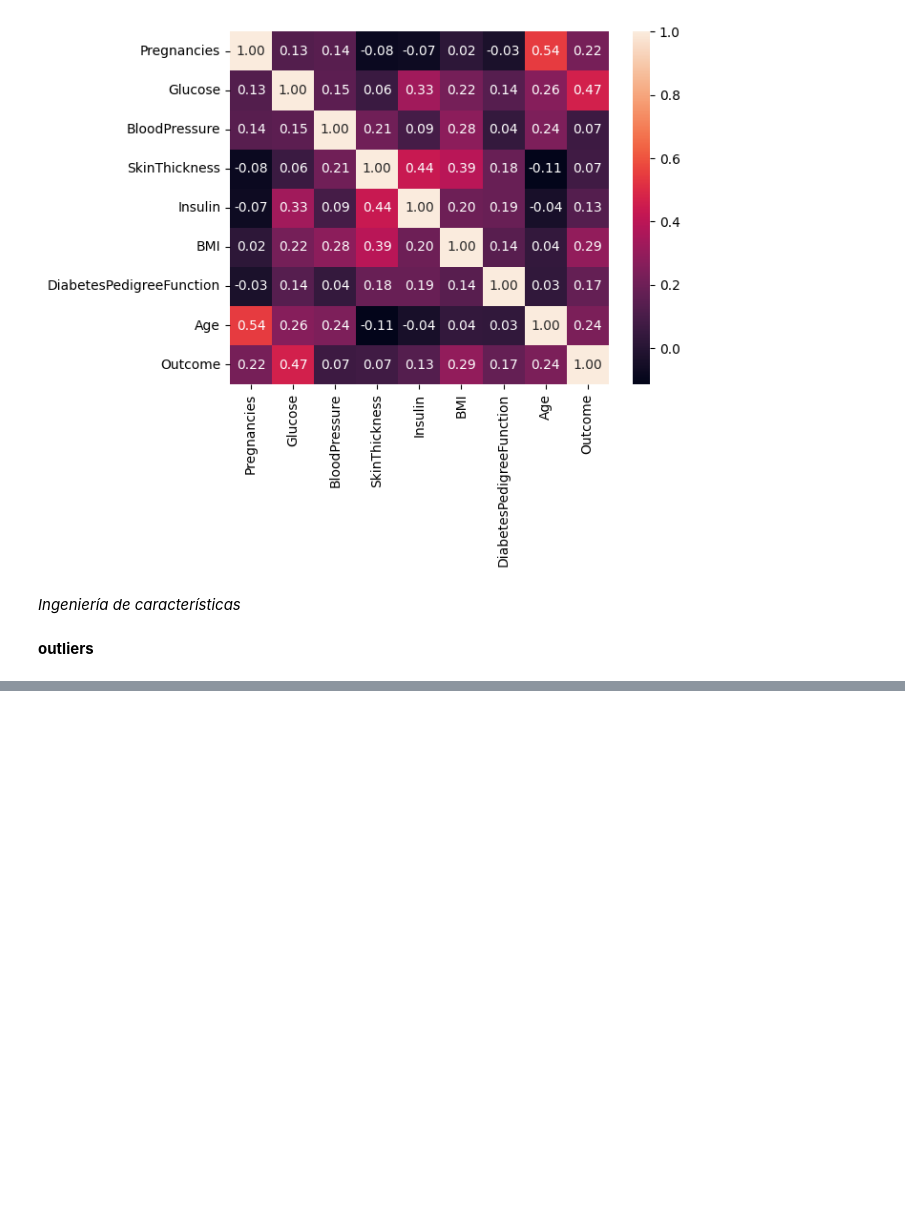
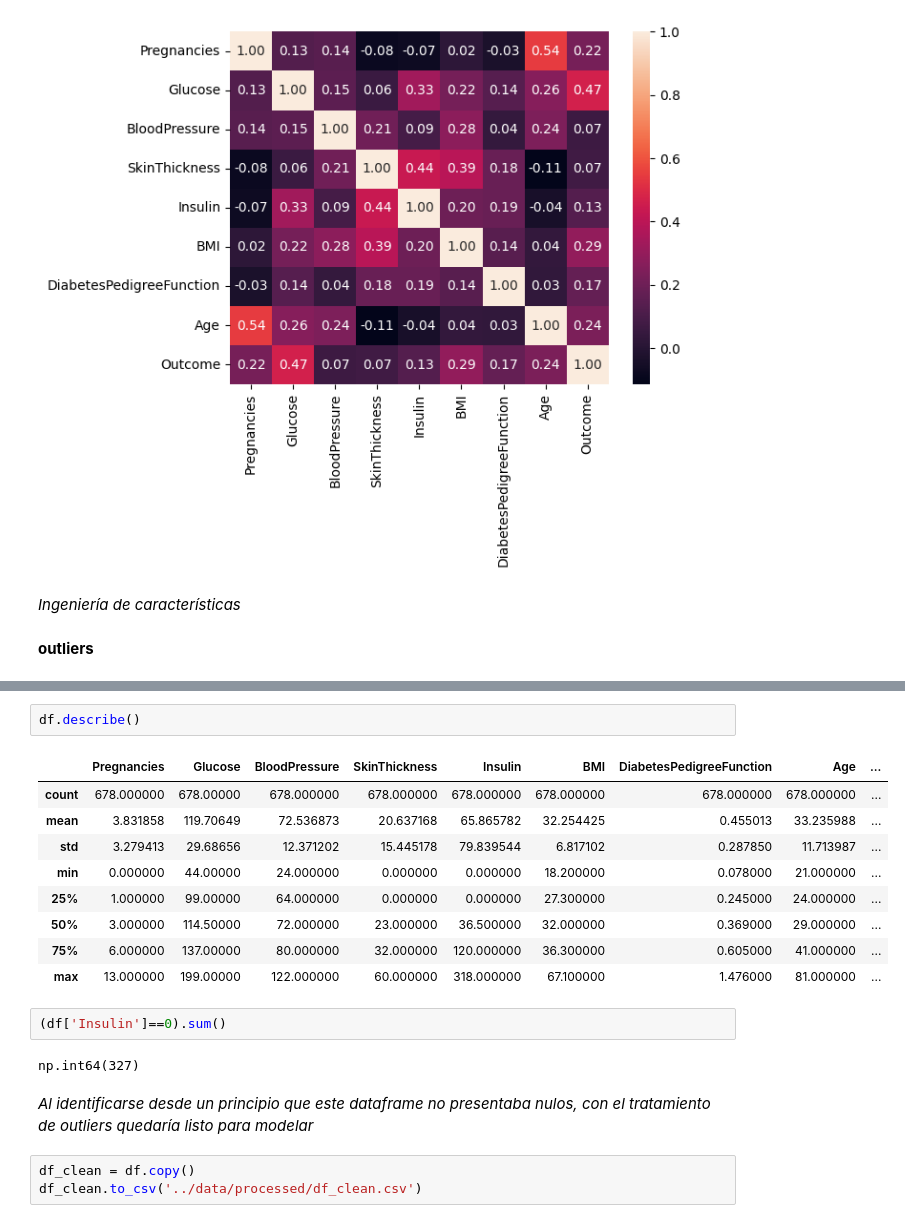
Before and after one commit to Nicolas-DL/arbol_decision, a Jupyter notebook: src/explore.ipynb, the cells around one changed output, grey strips where cells are left out. Saved outputs shown, nothing was run; the diff lists cells and outputs as text; blank space fills up the shorter version.

```diff
--- a/src/explore.ipynb
+++ b/src/explore.ipynb
@@ -123,0 +229,21 @@ plt.show()
+# %%
+df.describe()
+# %% [output]
+|  | Pregnancies | Glucose | BloodPressure | SkinThickness | Insulin | BMI | DiabetesPedigreeFunction | Age | ... |
+| count | 678.000000 | 678.00000 | 678.000000 | 678.000000 | 678.000000 | 678.000000 | 678.000000 | 678.000000 | ... |
+| mean | 3.831858 | 119.70649 | 72.536873 | 20.637168 | 65.865782 | 32.254425 | 0.455013 | 33.235988 | ... |
+| std | 3.279413 | 29.68656 | 12.371202 | 15.445178 | 79.839544 | 6.817102 | 0.287850 | 11.713987 | ... |
+| min | 0.000000 | 44.00000 | 24.000000 | 0.000000 | 0.000000 | 18.200000 | 0.078000 | 21.000000 | ... |
+| 25% | 1.000000 | 99.00000 | 64.000000 | 0.000000 | 0.000000 | 27.300000 | 0.245000 | 24.000000 | ... |
+| 50% | 3.000000 | 114.50000 | 72.000000 | 23.000000 | 36.500000 | 32.000000 | 0.369000 | 29.000000 | ... |
+| 75% | 6.000000 | 137.00000 | 80.000000 | 32.000000 | 120.000000 | 36.300000 | 0.605000 | 41.000000 | ... |
+| max | 13.000000 | 199.00000 | 122.000000 | 60.000000 | 318.000000 | 67.100000 | 1.476000 | 81.000000 | ... |
+# %%
+(df['Insulin']==0).sum()
+# %% [output]
+np.int64(327)
+# %% [markdown]
+*Al identificarse desde un principio que este dataframe no presentaba nulos, con el tratamiento de outliers quedaría listo para modelar*
+# %%
+df_clean = df.copy()
+df_clean.to_csv('../data/processed/df_clean.csv')
```
Also changed, not shown: parts of 43 cells of this notebook, 3 other files.
